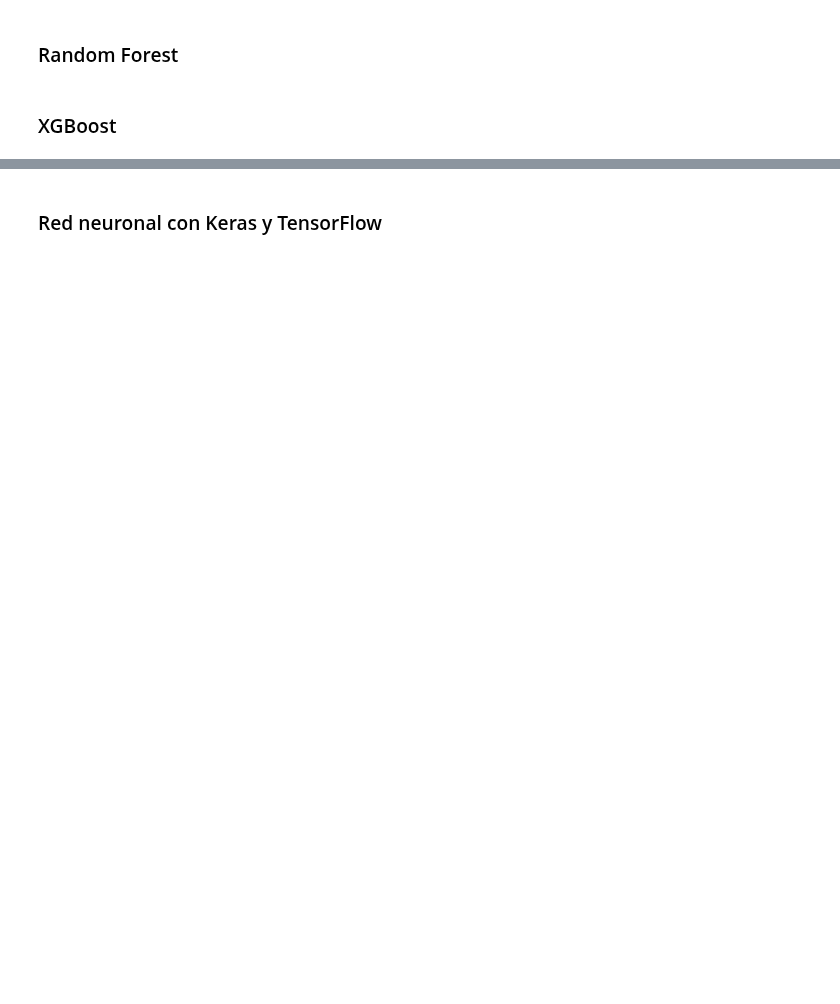
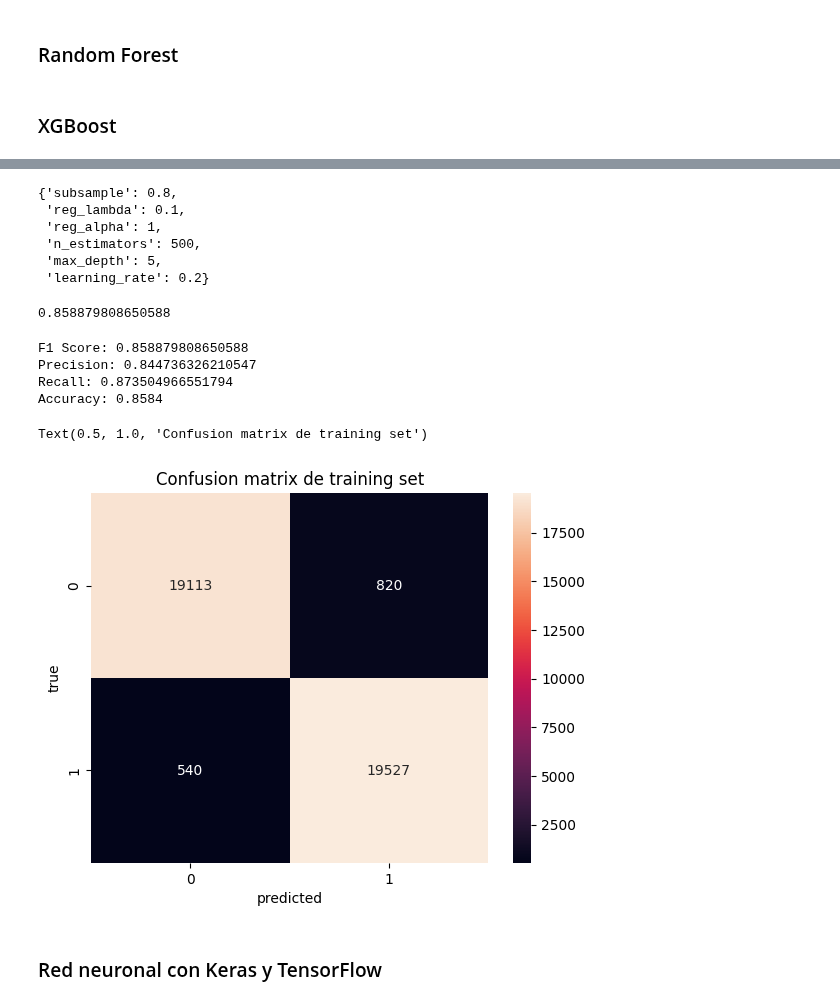
Before and after one commit to LuchoLorenzo1/7506R-1C2023-GRUPO19, a Jupyter notebook: TP2/7506_TP2_GRUPO19_CHP1_ENTREGA.ipynb, the cells around one changed output, grey strips where cells are left out. Cells and saved outputs as stored; diff of their text form; code cells hidden in the pictures; blank space fills up the shorter version.

```diff
--- a/TP2/7506_TP2_GRUPO19_CHP1_ENTREGA.ipynb
+++ b/TP2/7506_TP2_GRUPO19_CHP1_ENTREGA.ipynb
@@ -259,0 +216,6 @@ F1-score: 0.8549201858961406
+# %%
+clf = xgb.XGBClassifier(learning_rate=0.1, n_estimators=1000, early_stopping_rounds=50)
+
+clf.fit(X_train_tfidf_1, y_train,
+       eval_set=[(X_train_tfidf_1, y_train), (X_test_tfidf_1, y_test)],
+       verbose=50)
@@ -259,0 +303,13 @@ F1-score: 0.8549201858961406
+# %%
+clf3 = xgb.XGBClassifier(learning_rate=0.1,
+                         max_depth=14,
+                         subsample=0.9,
+                         gamma = 7,
+                         reg_lambda = 4,
+                         reg_alpha = 3,
+                         nthread = -1,
+                         n_estimators=800, early_stopping_rounds=50)
+
+clf3.fit(X_train_tfidf_1, y_train,
+       eval_set=[(X_train_tfidf_1, y_train), (X_test_tfidf_1, y_test)],
+       verbose=50)
@@ -259,0 +351,14 @@ F1-score: 0.8549201858961406
+# %%
+param_grid = {
+'learning_rate': [0.01, 0.1, 0.2],
+'max_depth': [3, 5, 7, 10],
+'subsample': [0.6, 0.7, 0.8, 0.9, 1.0],
+'reg_lambda': [0.1, 1, 10],
+'reg_alpha': [0.1, 1, 10],
+'n_estimators': [100, 500, 1000]
+}
+
+xgb_clf = xgb.XGBClassifier()
+
+grid = RandomizedSearchCV(xgb_clf, param_distributions=param_grid, cv=3, n_iter=10, scoring=make_scorer(f1_score), n_jobs = -1)
+grid.fit(X_train_tfidf_1, y_train)
@@ -259,0 +383,40 @@ F1-score: 0.8549201858961406
+# %%
+grid.best_params_
+# %% [output]
+{'subsample': 0.8,
+ 'reg_lambda': 0.1,
+ 'reg_alpha': 1,
+ 'n_estimators': 500,
+ 'max_depth': 5,
+ 'learning_rate': 0.2}
+# %%
+f1_score(y_test, grid.predict(X_test_tfidf_1))
+# %% [output]
+0.858879808650588
+# %%
+y_pred = grid.predict(X_test_tfidf_1)
+
+accuracy = accuracy_score(y_test, y_pred)
+precision = precision_score(y_test, y_pred)
+recall = recall_score(y_test, y_pred)
+f1 = f1_score(y_test, y_pred)
+
+print("F1 Score:", f1)
+print("Precision:", precision)
+print("Recall:", recall)
+print("Accuracy:", accuracy)
+# %% [output]
+F1 Score: 0.858879808650588
+Precision: 0.844736326210547
+Recall: 0.873504966551794
+Accuracy: 0.8584
+# %%
+y_pred = grid.predict(X_train_tfidf_1)
+confusion = confusion_matrix(y_train, y_pred)
+sns.heatmap(confusion, annot=True, fmt='.0f')
+plt.ylabel('true')
+plt.xlabel('predicted')
+plt.title("Confusion matrix de training set")
+# %% [output]
+Text(0.5, 1.0, 'Confusion matrix de training set')
+[figure, added]
```
Also changed, not shown: parts of 36 cells of this notebook.
